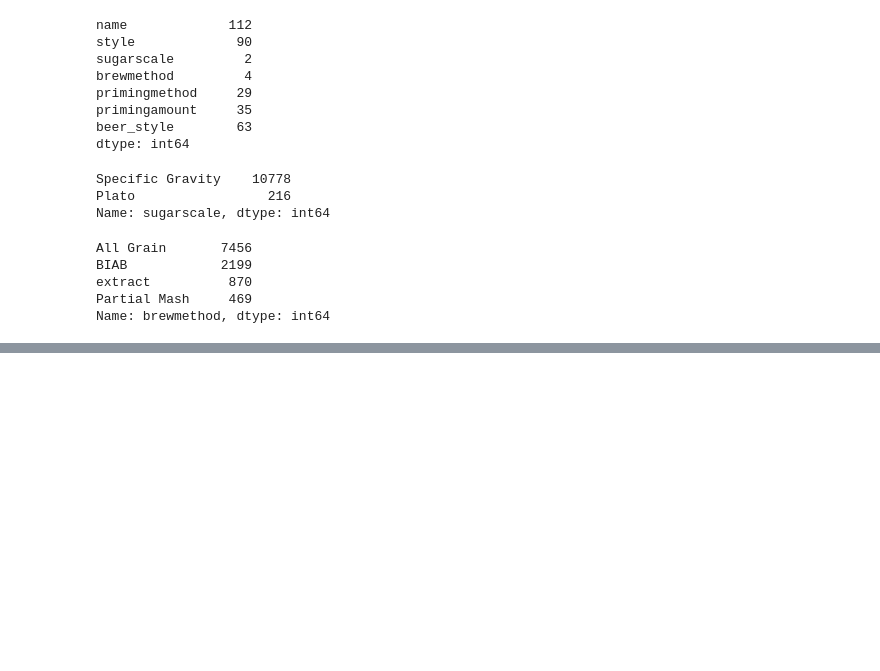
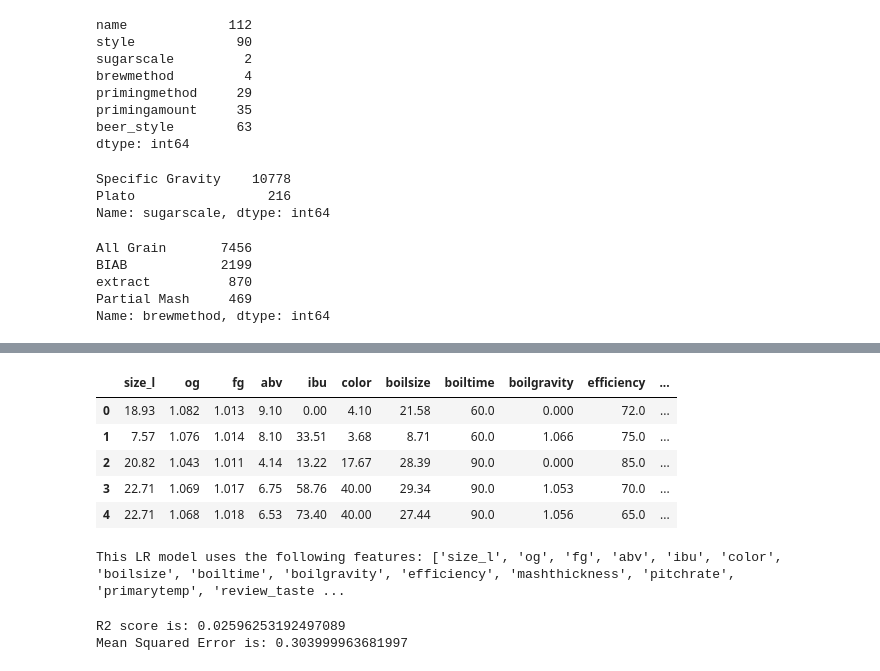
Before and after one commit to chase-dalton/Das-Boot-Brew-Review, a Jupyter notebook: Machine_learning/name_brand_ML.ipynb, the cells around one changed output, grey strips where cells are left out. Drawn from its saved outputs; the diff is of its cells as text; code cells hidden in the pictures; blank space fills up the shorter version.

```diff
--- a/Machine_learning/beer_reviews_ML.ipynb
+++ b/Machine_learning/name_brand_ML.ipynb
@@ -573,0 +551,11 @@ features_df = merged_nb_df[["review_aroma", "review_appearance", "review_palate"
+# %%
+# Use OneHotEncoder to encode our categorical variables
+# Create a OneHotEncoder instance
+enc = OneHotEncoder(sparse=False)
+
+# Fit and transform the OneHotEncoder using the categorical variable list
+encode_df = pd.DataFrame(enc.fit_transform(merged_nb_df[cat_var]))
+
+# Add the encoded variable names to the dataframe
+encode_df.columns = enc.get_feature_names(cat_var)
+encode_df.head()
@@ -573,0 +569,12 @@ features_df = merged_nb_df[["review_aroma", "review_appearance", "review_palate"
+# %%
+# Merge one-hot encoded features and drop the originals
+merged_nb_df = merged_nb_df.merge(encode_df, left_index = True, right_index=True)
+merged_nb_df = merged_nb_df.drop(cat_var,1)
+merged_nb_df.head()
+# %% [output]
+|  | size_l | og | fg | abv | ibu | color | boilsize | boiltime | boilgravity | efficiency | ... |
+| 0 | 18.93 | 1.082 | 1.013 | 9.10 | 0.00 | 4.10 | 21.58 | 60.0 | 0.000 | 72.0 | ... |
+| 1 | 7.57 | 1.076 | 1.014 | 8.10 | 33.51 | 3.68 | 8.71 | 60.0 | 1.066 | 75.0 | ... |
+| 2 | 20.82 | 1.043 | 1.011 | 4.14 | 13.22 | 17.67 | 28.39 | 90.0 | 0.000 | 85.0 | ... |
+| 3 | 22.71 | 1.069 | 1.017 | 6.75 | 58.76 | 40.00 | 29.34 | 90.0 | 1.053 | 70.0 | ... |
+| 4 | 22.71 | 1.068 | 1.018 | 6.53 | 73.40 | 40.00 | 27.44 | 90.0 | 1.056 | 65.0 | ... |
@@ -573,0 +593,20 @@ features_df = merged_nb_df[["review_aroma", "review_appearance", "review_palate"
+# %%
+# Create LR model
+print (f"This LR model uses the following features: {merged_nb_df.columns.tolist()}")
+model = LinearRegression()
+model.fit(X_train,y_train)
+y_pred = model.predict(X_test)
+# %% [output]
+This LR model uses the following features: ['size_l', 'og', 'fg', 'abv', 'ibu', 'color', 'boilsize', 'boiltime', 'boilgravity', 'efficiency', 'mashthickness', 'pitchrate', 'primarytemp', 'review_taste ...
+# %%
+# importing r2_score module
+from sklearn.metrics import r2_score
+from sklearn.metrics import mean_squared_error
+
+# predicting the accuracy score
+score=r2_score(y_test,y_pred)
+print(f"R2 score is: {score}")
+print(f"Mean Squared Error is: {mean_squared_error(y_test,y_pred)}")
+# %% [output]
+R2 score is: 0.02596253192497089
+Mean Squared Error is: 0.303999963681997
```
Also changed, not shown: parts of 18 cells of this notebook, 4 other files.
